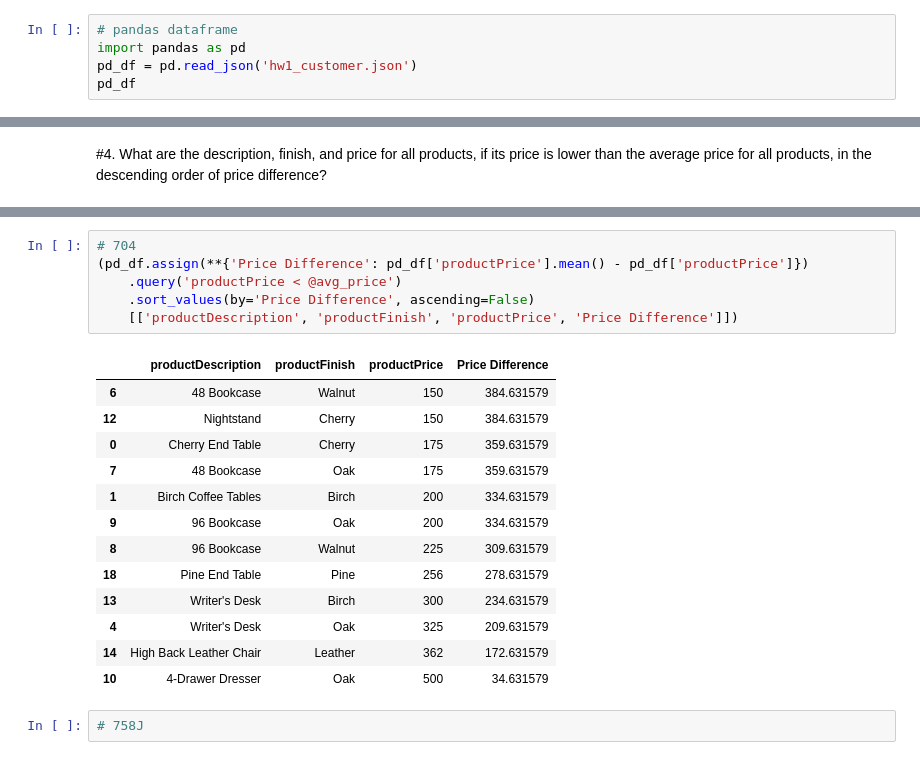
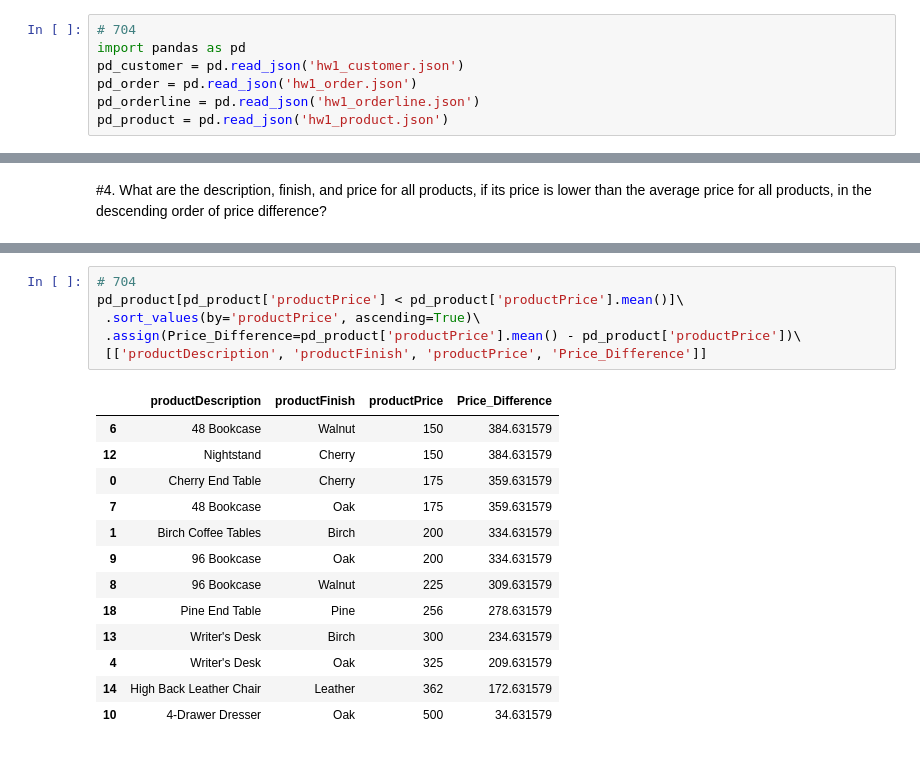
Before and after one commit to Ch256981/IMLP347, a Jupyter notebook: HW1_Ko_I_Hung.ipynb, the cells around one changed output, grey strips where cells are left out. Cells and saved outputs as stored; diff of their text form.

```diff
--- a/HW1_Ko_I_Hung.ipynb
+++ b/HW1_Ko_I_Hung.ipynb
@@ -48,5 +27,7 @@ spark.sql('SELECT c.* FROM customer c').show()
 # %%
-# pandas dataframe
+# 704
 import pandas as pd
-pd_df = pd.read_json('hw1_customer.json')
-pd_df
+pd_customer = pd.read_json('hw1_customer.json')
+pd_order = pd.read_json('hw1_order.json')
+pd_orderline = pd.read_json('hw1_orderline.json')
+pd_product = pd.read_json('hw1_product.json')
@@ -577,25 +194,23 @@ spark.sql('''SELECT p.productDescription,p.productFinish, p.productPrice, (SELEC
 |High Back Leather...|      Leather|         362|172.63157894736844|
 |    4-Drawer Dresser|          Oak|         500| 34.63157894736844|
 +--------------------+-------------+------------+------------------+
-# %%
-# 704
-(pd_df.assign(**{'Price Difference': pd_df['productPrice'].mean() - pd_df['productPrice']})
-    .query('productPrice < @avg_price')
-    .sort_values(by='Price Difference', ascending=False)
-    [['productDescription', 'productFinish', 'productPrice', 'Price Difference']])
-# %% [output]
-|  | productDescription | productFinish | productPrice | Price Difference |
-| 6 | 48 Bookcase | Walnut | 150 | 384.631579 |
-| 12 | Nightstand | Cherry | 150 | 384.631579 |
-| 0 | Cherry End Table | Cherry | 175 | 359.631579 |
-| 7 | 48 Bookcase | Oak | 175 | 359.631579 |
-| 1 | Birch Coffee Tables | Birch | 200 | 334.631579 |
-| 9 | 96 Bookcase | Oak | 200 | 334.631579 |
-| 8 | 96 Bookcase | Walnut | 225 | 309.631579 |
-| 18 | Pine End Table | Pine | 256 | 278.631579 |
-| 13 | Writer's Desk | Birch | 300 | 234.631579 |
-| 4 | Writer's Desk | Oak | 325 | 209.631579 |
-| 14 | High Back Leather Chair | Leather | 362 | 172.631579 |
-| 10 | 4-Drawer Dresser | Oak | 500 | 34.631579 |
-# %%
-# 758J
+# %%
+# 704
+pd_product[pd_product['productPrice'] < pd_product['productPrice'].mean()]\
+ .sort_values(by='productPrice', ascending=True)\
+ .assign(Price_Difference=pd_product['productPrice'].mean() - pd_product['productPrice'])\
+ [['productDescription', 'productFinish', 'productPrice', 'Price_Difference']]
+# %% [output]
+|  | productDescription | productFinish | productPrice | Price_Difference |
+| 6 | 48 Bookcase | Walnut | 150 | 384.631579 |
+| 12 | Nightstand | Cherry | 150 | 384.631579 |
+| 0 | Cherry End Table | Cherry | 175 | 359.631579 |
+| 7 | 48 Bookcase | Oak | 175 | 359.631579 |
+| 1 | Birch Coffee Tables | Birch | 200 | 334.631579 |
+| 9 | 96 Bookcase | Oak | 200 | 334.631579 |
+| 8 | 96 Bookcase | Walnut | 225 | 309.631579 |
+| 18 | Pine End Table | Pine | 256 | 278.631579 |
+| 13 | Writer's Desk | Birch | 300 | 234.631579 |
+| 4 | Writer's Desk | Oak | 325 | 209.631579 |
+| 14 | High Back Leather Chair | Leather | 362 | 172.631579 |
+| 10 | 4-Drawer Dresser | Oak | 500 | 34.631579 |
```
Also changed, not shown: parts of 45 cells of this notebook.
